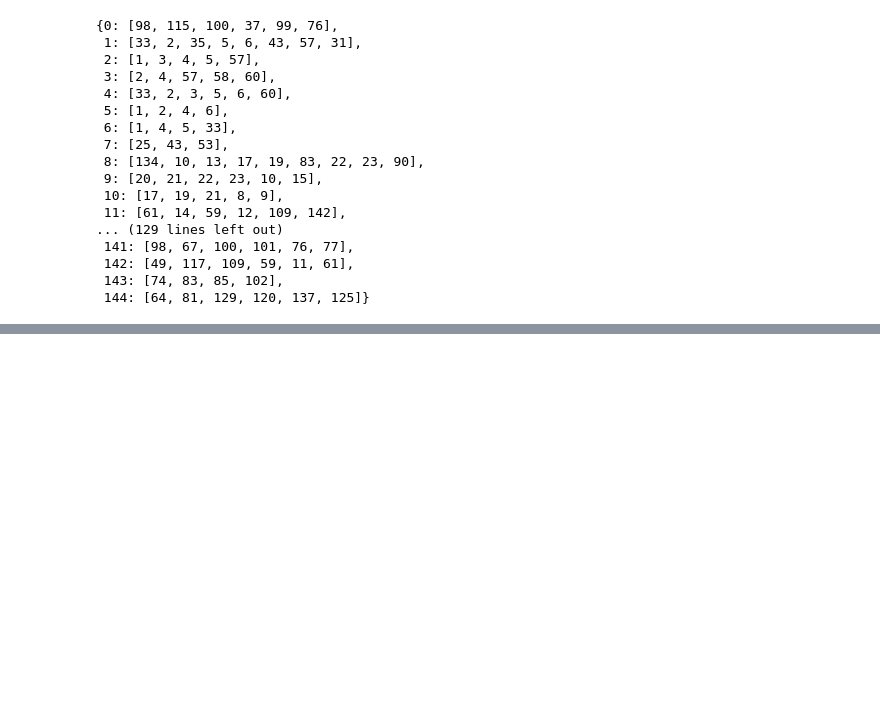
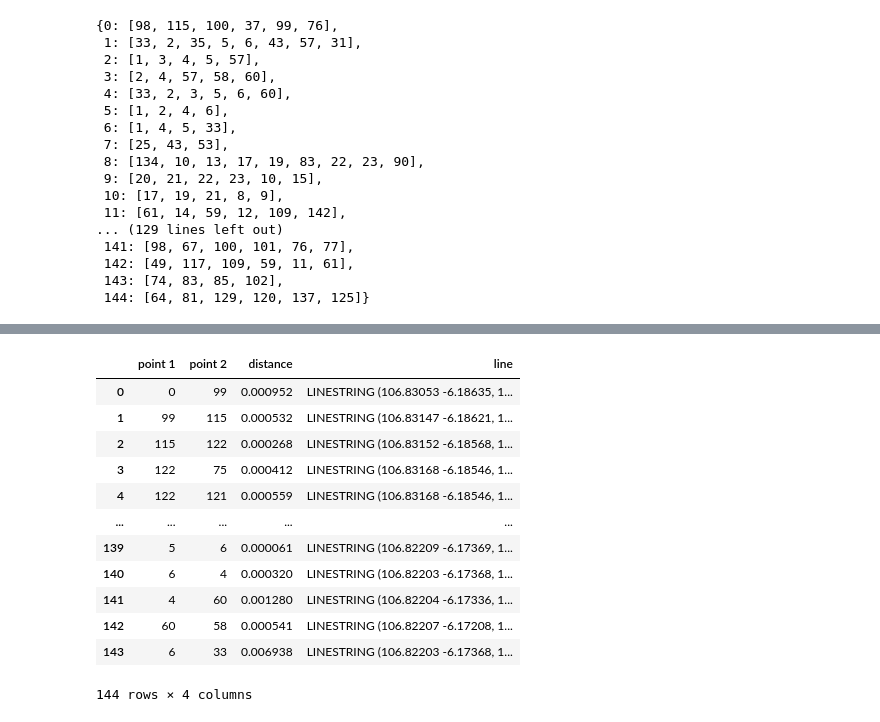
Before and after one commit to Quadran-ITB/substations-mst, a Jupyter notebook: substation_planning_mst.ipynb, the cells around one changed output, grey strips where cells are left out. Saved outputs shown, nothing was run; the diff lists cells and outputs as text; code cells hidden in the pictures; blank space fills up the shorter version.

```diff
--- a/substation_planning_mst.ipynb
+++ b/substation_planning_mst.ipynb
@@ -108,0 +170,16 @@ neighbors_gdf = sirih_gdf['geometry'][[98, 115, 100, 37, 99, 76]]
+# %%
+mst_gdf
+# %% [output]
+|  | point 1 | point 2 | distance | line |
+| 0 | 0 | 99 | 0.000952 | LINESTRING (106.83053 -6.18635, 1... |
+| 1 | 99 | 115 | 0.000532 | LINESTRING (106.83147 -6.18621, 1... |
+| 2 | 115 | 122 | 0.000268 | LINESTRING (106.83152 -6.18568, 1... |
+| 3 | 122 | 75 | 0.000412 | LINESTRING (106.83168 -6.18546, 1... |
+| 4 | 122 | 121 | 0.000559 | LINESTRING (106.83168 -6.18546, 1... |
+| ... | ... | ... | ... | ... |
+| 139 | 5 | 6 | 0.000061 | LINESTRING (106.82209 -6.17369, 1... |
+| 140 | 6 | 4 | 0.000320 | LINESTRING (106.82203 -6.17368, 1... |
+| 141 | 4 | 60 | 0.001280 | LINESTRING (106.82204 -6.17336, 1... |
+| 142 | 60 | 58 | 0.000541 | LINESTRING (106.82207 -6.17208, 1... |
+| 143 | 6 | 33 | 0.006938 | LINESTRING (106.82203 -6.17368, 1... |
+144 rows × 4 columns
```
Also changed, not shown: parts of 34 cells of this notebook.
